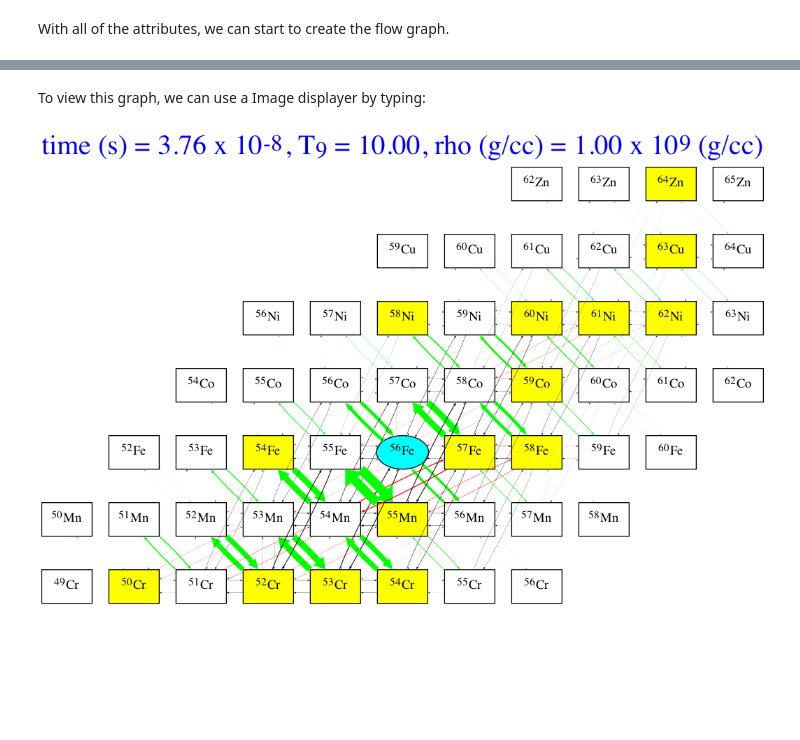
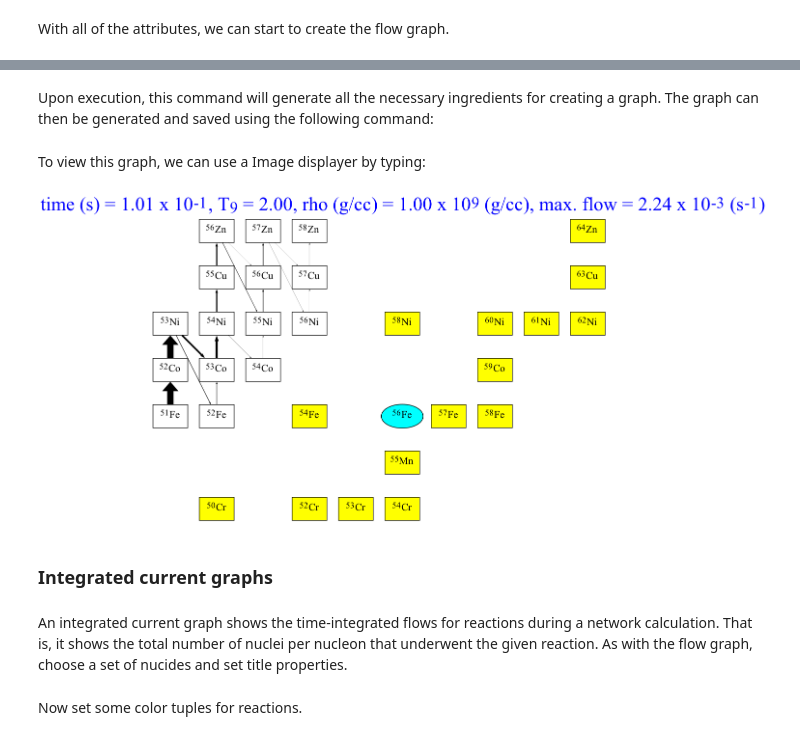
Before and after one commit to mbradle/wnnet, a Jupyter notebook: tutorial/wnnet_tutorial.ipynb, the cells around one changed output, grey strips where cells are left out. Cells and saved outputs as stored; diff of their text form; code cells hidden in the pictures; blank space fills up the shorter version.

```diff
--- a/tutorial/wnnet_tutorial.ipynb
+++ b/tutorial/wnnet_tutorial.ipynb
@@ -488,3 +508,5 @@ This will return all the ingredient for a graph, we can make the graph and save
+# %% [markdown]
+Upon execution, this command will generate all the necessary ingredients for creating a graph. The graph can then be generated and saved using the following command:
 # %%
 for zone in my_graphs:
     A = nx.nx_agraph.to_agraph(my_graphs[zone])
@@ -493,7 +515,2 @@ for zone in my_graphs:
 # %% [markdown]
 To view this graph, we can use a Image displayer by typing:
-# %%
-fig = Image(filename=('./test_flow.png'))
-fig
-# %% [output]
-[figure, removed]
@@ -523,0 +517,8 @@ fig
+# %%
+Image(filename=('./flow.png'))
+# %% [output]
+[figure, added]
+# %% [markdown]
+### Integrated current graphs
+# %% [markdown]
+An integrated current graph shows the time-integrated flows for reactions during a network calculation.  That is, it shows the total number of nuclei per nucleon that underwent the given reaction.  As with the flow graph, choose a set of nucides and set title properties.
@@ -523,0 +532,2 @@ fig
+# %% [markdown]
+Now set some color tuples for reactions.
```
Also changed, not shown: parts of 97 cells of this notebook, 3 other files.
